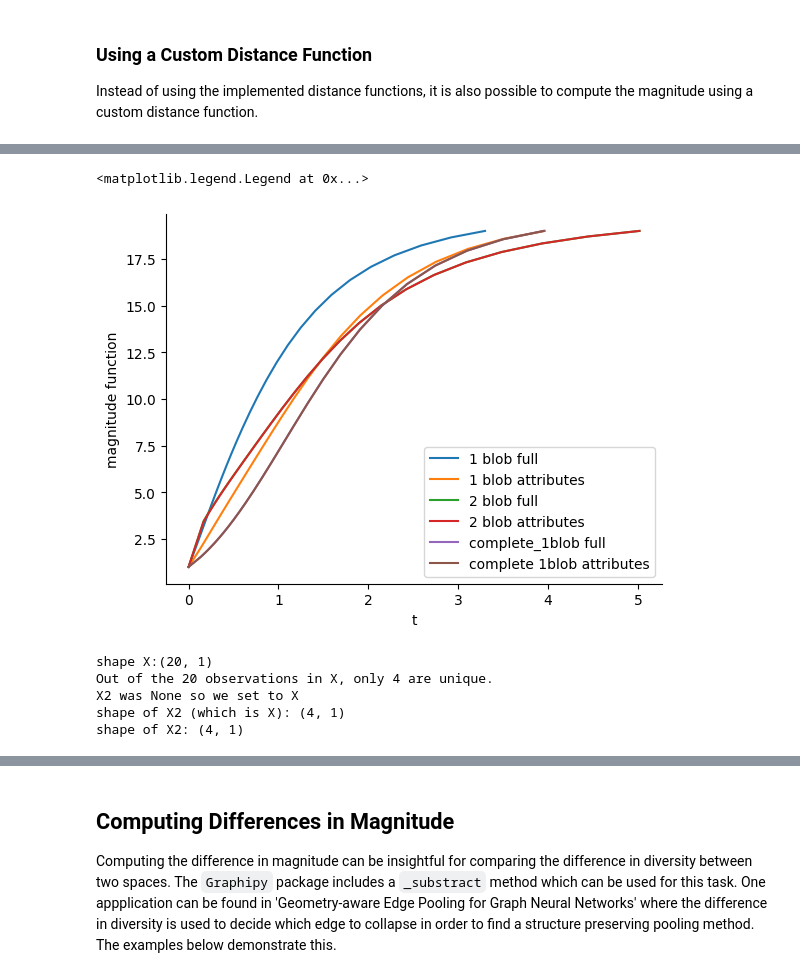
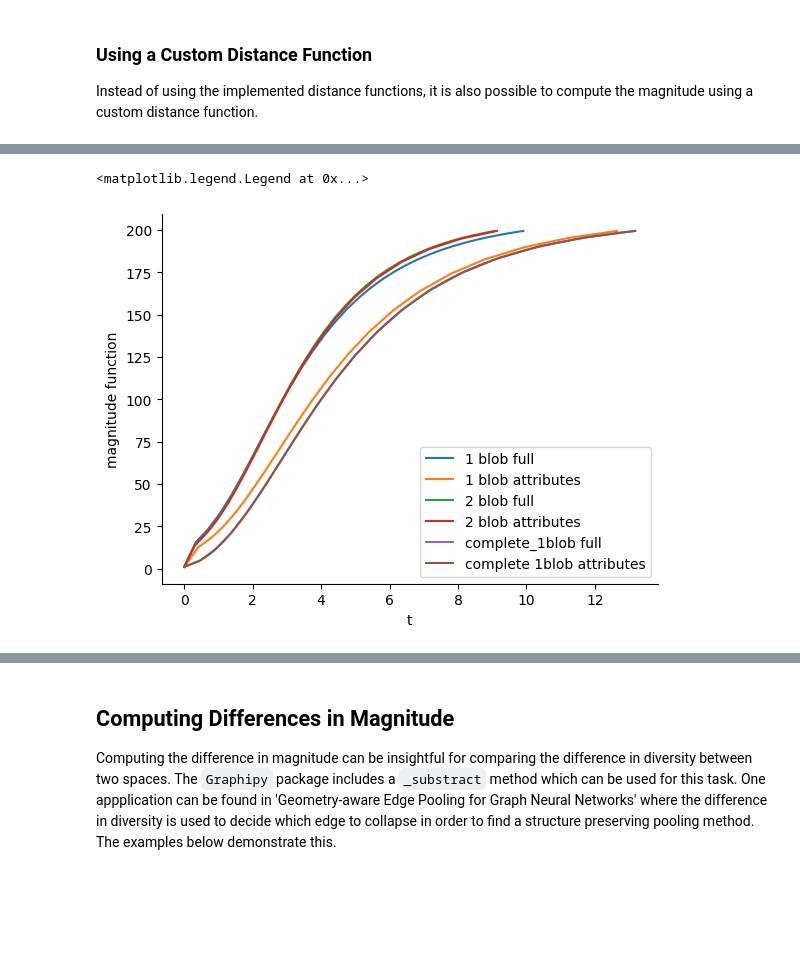
Before and after one commit to aidos-lab/magnipy, a Jupyter notebook: notebooks/graphipy_tutorial.ipynb, the cells around one changed output, grey strips where cells are left out. Saved outputs shown, nothing was run; the diff lists cells and outputs as text; code cells hidden in the pictures; blank space fills up the shorter version.

```diff
--- a/notebooks/graphipy_tutorial.ipynb
+++ b/notebooks/graphipy_tutorial.ipynb
@@ -370,0 +298,6 @@ shape of X2: (20, 3)
+# %%
+graphi_full_bb1blob = Graphipy(X=X_1blob, G=G_barb, mode='full', metric='euclidean')
+
+graphi_full_bb2blob = Graphipy(X=X_2blob, G=G_barb, mode='full', metric='euclidean')
+
+graphi_full_c1blob = Graphipy(X=X_complete, G=nx.complete_graph(G_barb.number_of_nodes()), mode='full', metric='euclidean')
@@ -370,0 +332,6 @@ shape of X2: (20, 3)
+# %%
+graphi_attributes_bb1blob = Graphipy(X=X_1blob, G=G_barb, mode='attributes', metric='euclidean', log_scale=True)
+
+graphi_attributes_bb2blob = Graphipy(X=X_2blob, G=G_barb, mode='attributes', metric='euclidean', log_scale=True)
+
+graphi_attributes_c1blob = Graphipy(X=gauss_blob[:2*barbell+bar], G=nx.complete_graph(2*barbell+bar), mode='attributes', metric='euclidean', log_scale=True)
@@ -371,24 +346,12 @@ shape of X2: (20, 3)
 # %%
-graphi_full_1blob.plot_magnitude_function()
-graphi_attributes_1blob.plot_magnitude_function()
-graphi_full_2blob.plot_magnitude_function()
-graphi_attributes_2blob.plot_magnitude_function()
-complete_full_1blob.plot_magnitude_function()
-complete_attributes_1blob.plot_magnitude_function()
+#probably remove
+graphi_full_bb1blob.plot_magnitude_function()
+graphi_attributes_bb1blob.plot_magnitude_function()
+graphi_full_bb2blob.plot_magnitude_function()
+graphi_attributes_bb2blob.plot_magnitude_function()
+graphi_full_c1blob.plot_magnitude_function()
+graphi_attributes_c1blob.plot_magnitude_function()
 plt.legend(['1 blob full', '1 blob attributes', '2 blob full', '2 blob attributes', 'complete_1blob full', 'complete 1blob attributes'])
 # %% [output]
 <matplotlib.legend.Legend at 0x...>
-[figure, old version]
+[figure, new version]
-# %%
-# Adding attributes to our barbell graph
-for node in G1.nodes:
-    G1.nodes[node]['feature'] = np.array([nx.betweenness_centrality(G=G1)[node]])
-
-# Initializing graphipy object with mode full
-graphi_features = Graphipy(G=G1, mode='attributes', metric='euclidean', check_for_duplicates=True, n_ts=30)
-# %% [output]
-shape X:(20, 1)
-Out of the 20 observations in X, only 4 are unique.
-X2 was None so we set to X
-shape of X2 (which is X): (4, 1)
-shape of X2: (4, 1)
```
Also changed, not shown: parts of 22 cells of this notebook.
